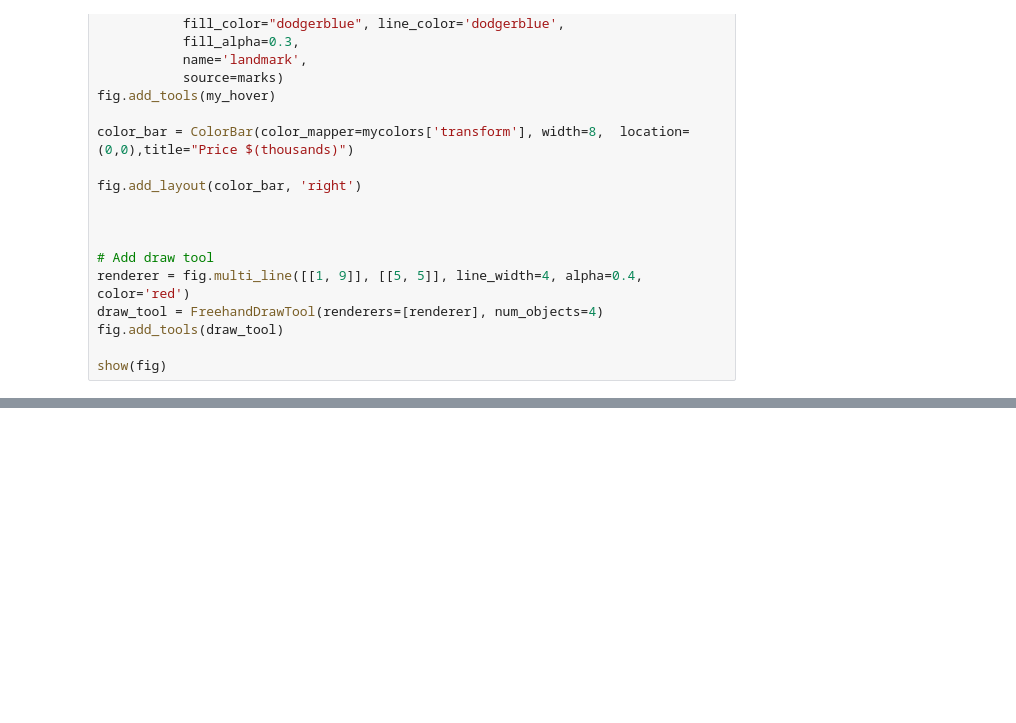
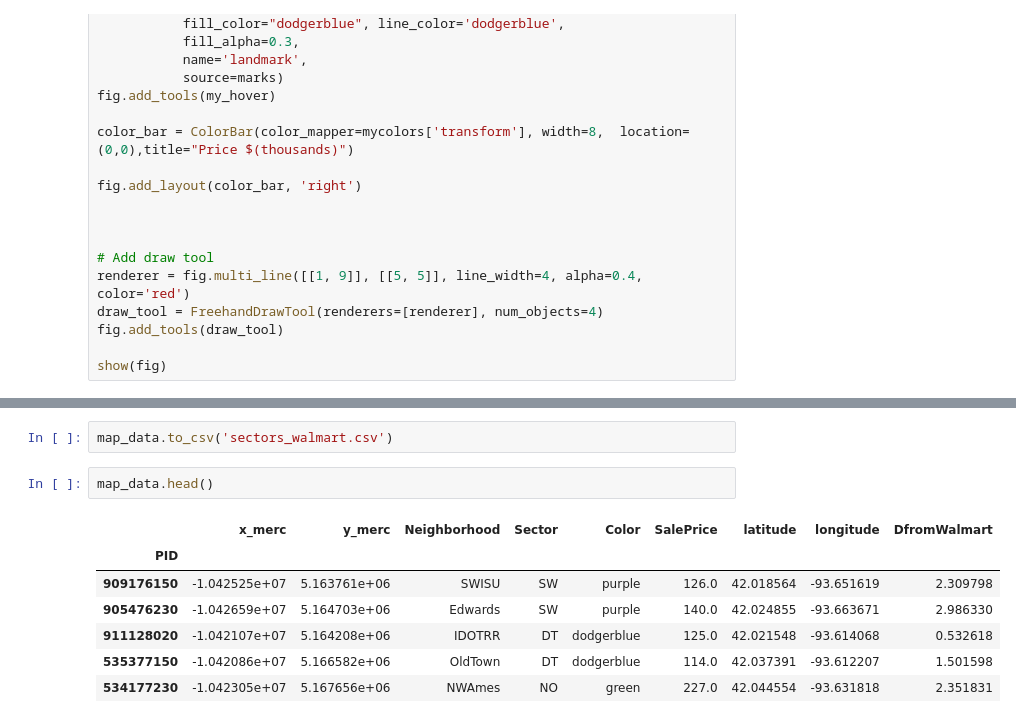
Before and after one commit to dnie44/nycdatascience_ML_project, a Jupyter notebook: daniel/1_Mapping_EDA.ipynb, the cells around one changed output, grey strips where cells are left out. Saved outputs shown, nothing was run; the diff lists cells and outputs as text; blank space fills up the shorter version.

```diff
--- a/daniel/1_Mapping_EDA.ipynb
+++ b/daniel/1_Mapping_EDA.ipynb
@@ -105,0 +189,12 @@ show(fig)
+# %%
+map_data.to_csv('sectors_walmart.csv')
+# %%
+map_data.head()
+# %% [output]
+|  | x_merc | y_merc | Neighborhood | Sector | Color | SalePrice | latitude | longitude | DfromWalmart |
+| PID |  |  |  |  |  |  |  |  |  |
+| 909176150 | -1.042525e+07 | 5.163761e+06 | SWISU | SW | purple | 126.0 | 42.018564 | -93.651619 | 2.309798 |
+| 905476230 | -1.042659e+07 | 5.164703e+06 | Edwards | SW | purple | 140.0 | 42.024855 | -93.663671 | 2.986330 |
+| 911128020 | -1.042107e+07 | 5.164208e+06 | IDOTRR | DT | dodgerblue | 125.0 | 42.021548 | -93.614068 | 0.532618 |
+| 535377150 | -1.042086e+07 | 5.166582e+06 | OldTown | DT | dodgerblue | 114.0 | 42.037391 | -93.612207 | 1.501598 |
+| 534177230 | -1.042305e+07 | 5.167656e+06 | NWAmes | NO | green | 227.0 | 42.044554 | -93.631818 | 2.351831 |
```
Also changed, not shown: parts of 18 cells of this notebook, 6 other files.
